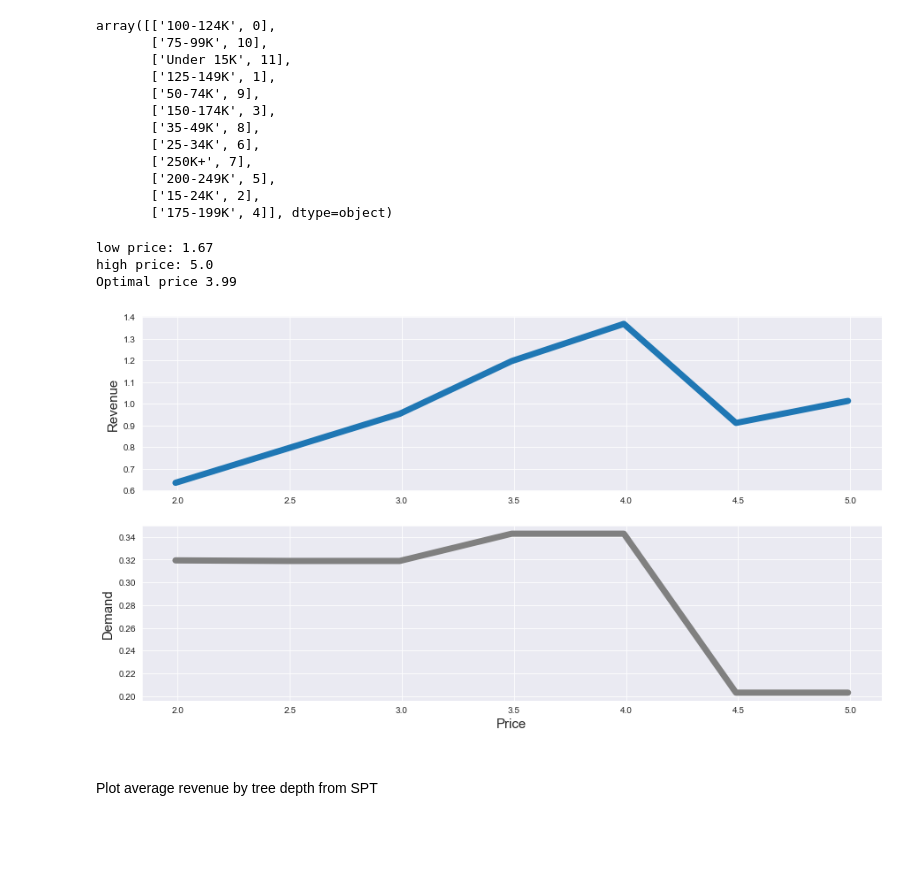
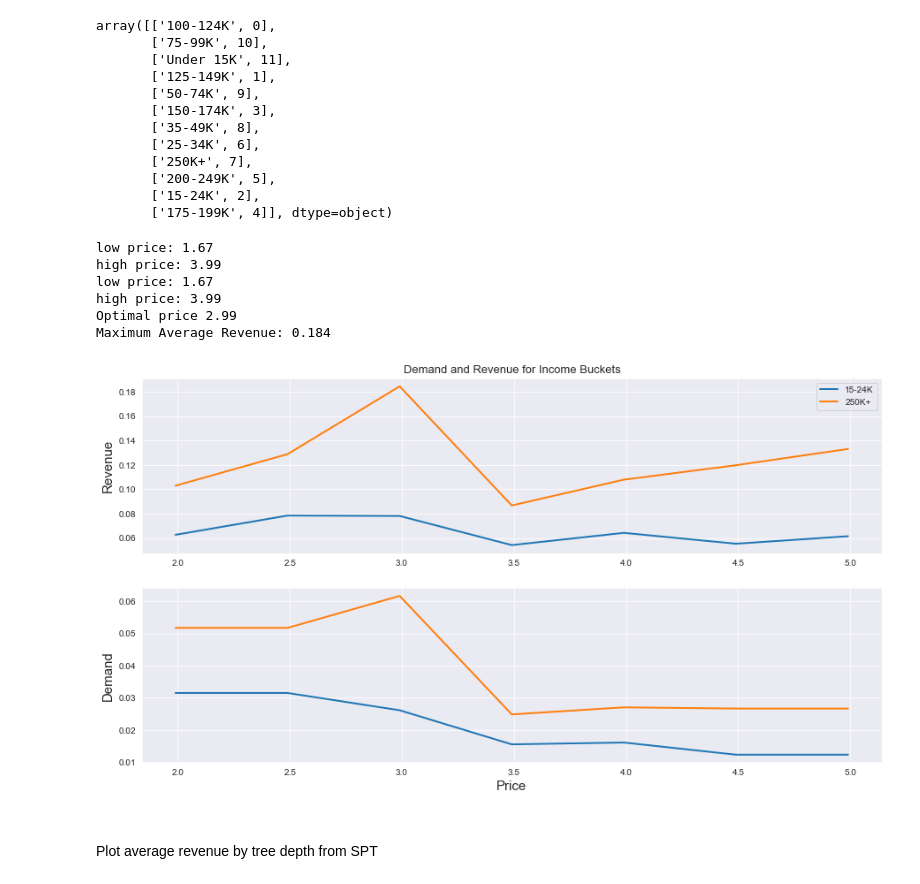
Before and after one commit to lentin26/Student-Prescription-Tree, a Jupyter notebook: lightGBM.ipynb, the cells around one changed output. Drawn from its saved outputs; the diff is of its cells as text; code cells hidden in the pictures; blank space fills up the shorter version.

```diff
--- a/lightGBM.ipynb
+++ b/lightGBM.ipynb
@@ -266,11 +289,16 @@ param = {
     'max_depth': -1
 }
 
-cats = np.where(X.columns.isin([x for x in X.columns if x != 'price']))[0]
-model = lgb.LGBMClassifier(n_estimators=num_round, categorical_feature=np.arange(len(X.columns)))#cats#np.where(X.columns.isin(categorical_feature))[0])
+cats = np.where(X.columns.isin([x for x in X.columns if x not in ['price', 'INCOME_DESC']]))[0]
+model = lgb.LGBMClassifier(n_estimators=num_round)#, categorical_feature=cats)#np.arange(len(X.columns)))#np.where(X.columns.isin(categorical_feature))[0])
 
 from sklearn.model_selection import train_test_split
-X_train, X_test, y_train, y_test = train_test_split(X_res, y_res, test_size=0.5, random_state=49)
+X_train, X_test, y_train, y_test = train_test_split(X, y, test_size=0.5, random_state=49, stratify=y)
+
+# fix imbalance over training set only
+from imblearn.over_sampling import SMOTE
+sm = SMOTE(random_state=42)
+#X_train, y_train = sm.fit_resample(X_train, y_train)
 
 model.fit(X_train, y_train)
 # %% [output]
@@ -311,12 +336,16 @@ def counterfactual(X_train, X_test):
     for price in prices:
         counterfactual = X_test.copy()
         counterfactual.price = price
-        purchase_prob = model.predict_proba(counterfactual)[:, 0]
+        purchase_prob = model.predict_proba(counterfactual)[:, 1]
         revenue.append(np.mean(price*purchase_prob))
         avg_purchase_prob.append(np.mean(purchase_prob))
 
     optimal_price = prices[np.where(revenue == np.max(revenue))][0]
 
+    # join to original dataset before balanceing
+#     X_train_, X_test_, y_train_, y_test_ = train_test_split(X, y, test_size=0.5, random_state=49)
+#     X_train_[X_train_.index.isin(counterfactual.index)]
+
     return avg_purchase_prob, revenue, optimal_price, prices
 # %%
 X_train_, X_test_, y_train_, y_test_ = train_test_split(X, y, test_size=0.5, random_state=49)
@@ -409,25 +420,40 @@ array([['100-124K', 0],
        ['15-24K', 2],
        ['175-199K', 4]], dtype=object)
 # %%
-income_bucket = 4
+# plot '15-24K'
+income_bucket = 2
 avg_purchase_prob, revenue, optimal_price, prices = counterfactual(X_train, X_test[X_test.INCOME_DESC == income_bucket])
 
 fig, ax = plt.subplots(2, 1, figsize=(15,8))
-ax[0].plot(prices, revenue, linewidth=7.0)
+ax[0].plot(prices, revenue, linewidth=2.0)
 ax[0].set_ylabel('Revenue', fontsize=15)
 ax[0].set_xlabel('')
 
-ax[1].plot(prices, avg_purchase_prob, linewidth=7.0, color='grey')
+ax[1].plot(prices, avg_purchase_prob, linewidth=2.0)#, color='grey')
 ax[1].set_ylabel('Demand', fontsize=15)
 ax[1].set_xlabel('Price', fontsize=15)
 
+# plot '250K+' for comparison
+income_bucket = 7
+avg_purchase_prob, revenue, optimal_price, prices = counterfactual(X_train, X_test[X_test.INCOME_DESC == income_bucket])
+ax[0].plot(prices, revenue, linewidth=2.0)
+ax[1].plot(prices, avg_purchase_prob, linewidth=2.0)#, color='grey')
+
+# add legends
+ax[0].set_title('Demand and Revenue for Income Buckets', fontsize=13)
+ax[0].legend(['15-24K', '250K+'])
+
 print('Optimal price', optimal_price)
+print('Maximum Average Revenue:', np.max(revenue).round(3))
 plt.show()
 # %% [output]
 low price: 1.67
-high price: 5.0
-Optimal price 3.99
+high price: 3.99
+low price: 1.67
+high price: 3.99
+Optimal price 2.99
+Maximum Average Revenue: 0.184
-[figure, old version]
+[figure, new version]
 # %% [markdown]
 #
 Plot average revenue by tree depth from SPT
```
Also changed, not shown: parts of 39 cells of this notebook, 1 other file.
